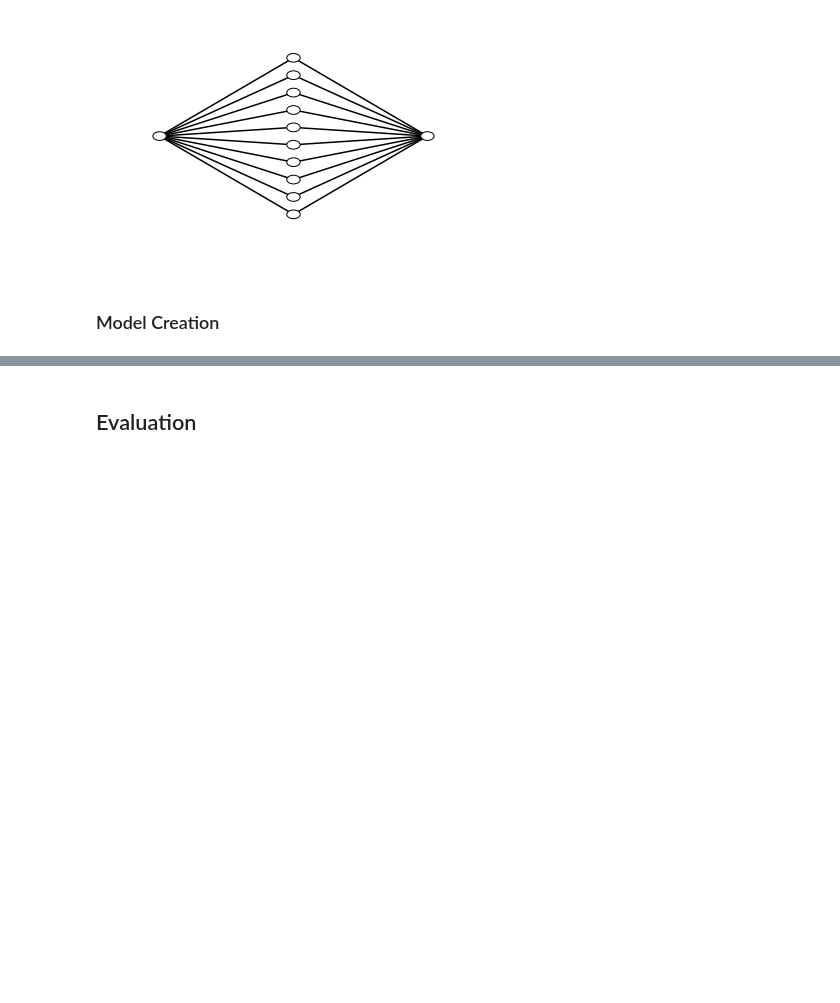
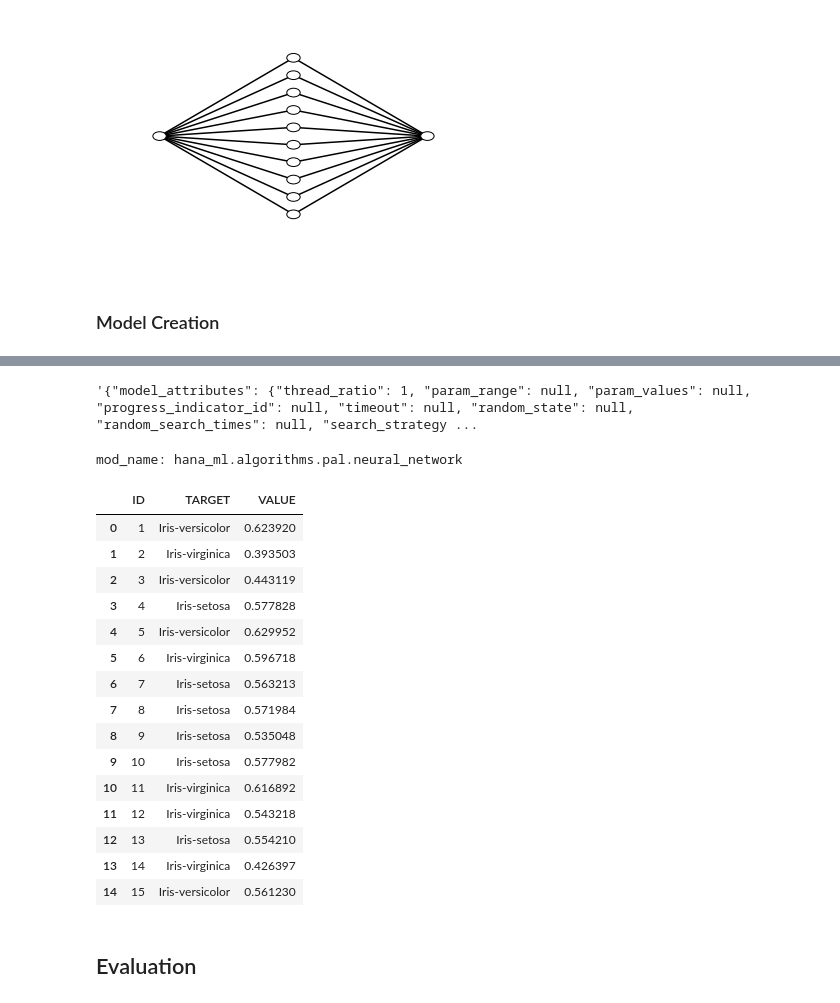
Before and after one commit to SAP-samples/hana-ml-samples, a Jupyter notebook: Python-API/pal/notebooks/irisFlowerClassificationMLP.ipynb, the cells around one changed output, grey strips where cells are left out. Saved outputs shown, nothing was run; the diff lists cells and outputs as text; code cells hidden in the pictures; blank space fills up the shorter version.

```diff
--- a/Python-API/pal/notebooks/irisFlowerClassificationMLP.ipynb
+++ b/Python-API/pal/notebooks/irisFlowerClassificationMLP.ipynb
@@ -147,0 +152,17 @@ mlpc.fit(training_set, 'ID', features, label)
+# %%
+from hana_ml.model_storage import ModelStorage
+
+# Creates an object model_storage
+MODEL_SCHEMA='STORAGE'
+# model storage must use the same connection than the model
+model_storage = ModelStorage(connection_context=mlpc.conn_context,
+                             schema=MODEL_SCHEMA)
+
+# Saves the model
+mlpc.name = 'Model A'  # The model name is mandatory
+mlpc.version = 1
+model_storage.save_model(model=mlpc)
+#need to increase version
+
+# Lists models
+model_storage.list_models()
@@ -148,3 +182,30 @@ mlpc.fit(training_set, 'ID', features, label)
+# %%
+model_storage.list_models()['JSON'].iloc[0]
+# %% [output]
+'{"model_attributes": {"thread_ratio": 1, "param_range": null, "param_values": null, "progress_indicator_id": null, "timeout": null, "random_state": null, "random_search_times": null, "search_strategy ...
+# %%
+model = model_storage.load_model(name='Model A', version=2)
+# %% [output]
+mod_name: hana_ml.algorithms.pal.neural_network
+# %%
+model.predict(data=test_set, key='ID', features=features)[0].collect()
+# %% [output]
+|  | ID | TARGET | VALUE |
+| 0 | 1 | Iris-versicolor | 0.623920 |
+| 1 | 2 | Iris-virginica | 0.393503 |
+| 2 | 3 | Iris-versicolor | 0.443119 |
+| 3 | 4 | Iris-setosa | 0.577828 |
+| 4 | 5 | Iris-versicolor | 0.629952 |
+| 5 | 6 | Iris-virginica | 0.596718 |
+| 6 | 7 | Iris-setosa | 0.563213 |
+| 7 | 8 | Iris-setosa | 0.571984 |
+| 8 | 9 | Iris-setosa | 0.535048 |
+| 9 | 10 | Iris-setosa | 0.577982 |
+| 10 | 11 | Iris-virginica | 0.616892 |
+| 11 | 12 | Iris-virginica | 0.543218 |
+| 12 | 13 | Iris-setosa | 0.554210 |
+| 13 | 14 | Iris-virginica | 0.426397 |
+| 14 | 15 | Iris-versicolor | 0.561230 |
 # %% [markdown]
 ## Evaluation
 # %% [markdown]
```
Also changed, not shown: parts of 9 cells of this notebook, 14 other files.
